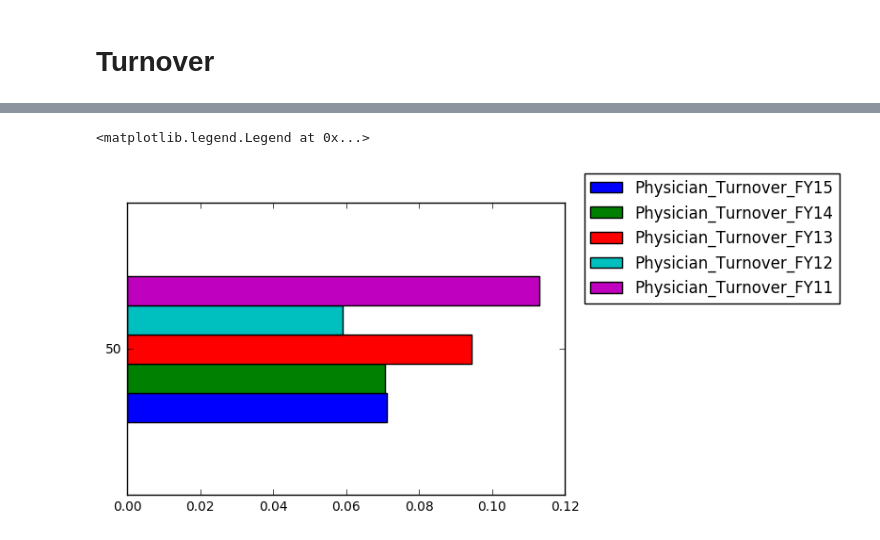
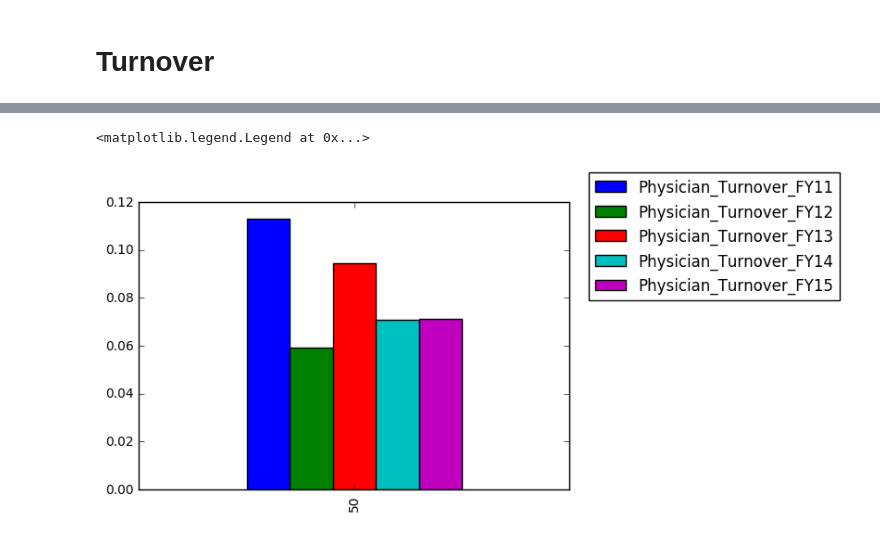
Before and after one commit to isabella232/va-data-analysis, a Jupyter notebook: One_V_All.ipynb, the cells around one changed output, grey strips where cells are left out. Drawn from its saved outputs; the diff is of its cells as text; code cells hidden in the pictures.

```diff
--- a/One_V_All.ipynb
+++ b/One_V_All.ipynb
@@ -173,8 +292,8 @@ plt.show()
 # %%
-Station[["Physician_Turnover_FY15","Physician_Turnover_FY14","Physician_Turnover_FY13","Physician_Turnover_FY12","Physician_Turnover_FY11"]].plot(kind='barh')
+Station[["Physician_Turnover_FY11","Physician_Turnover_FY12","Physician_Turnover_FY13","Physician_Turnover_FY14","Physician_Turnover_FY15"]].plot(kind='bar')
 
 plt.legend(bbox_to_anchor=(1.4, 1),
            bbox_transform=plt.gcf().transFigure)
 # %% [output]
 <matplotlib.legend.Legend at 0x...>
-[figure, old version]
+[figure, new version]
```
Also changed, not shown: parts of 13 cells of this notebook, 2 other files.
